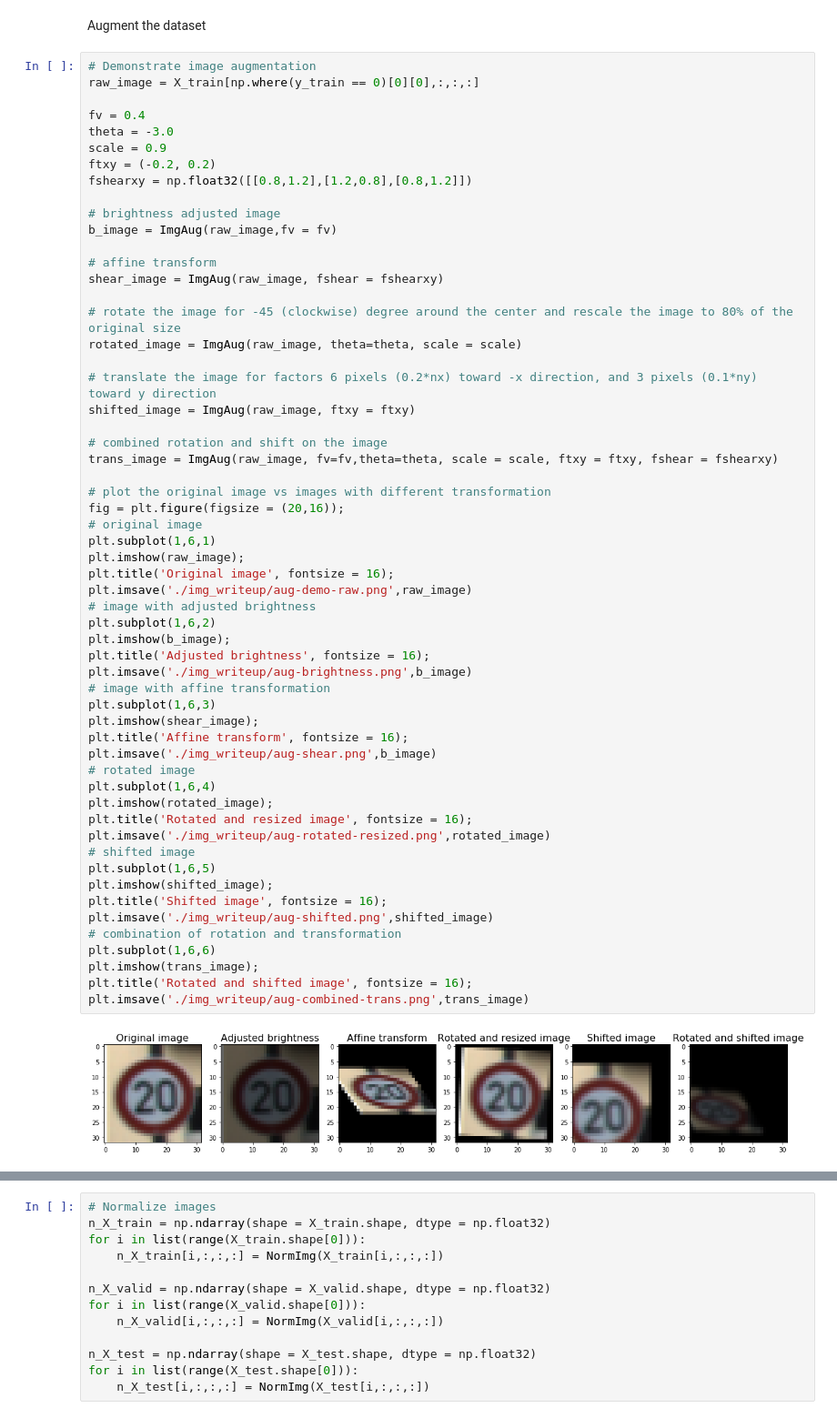
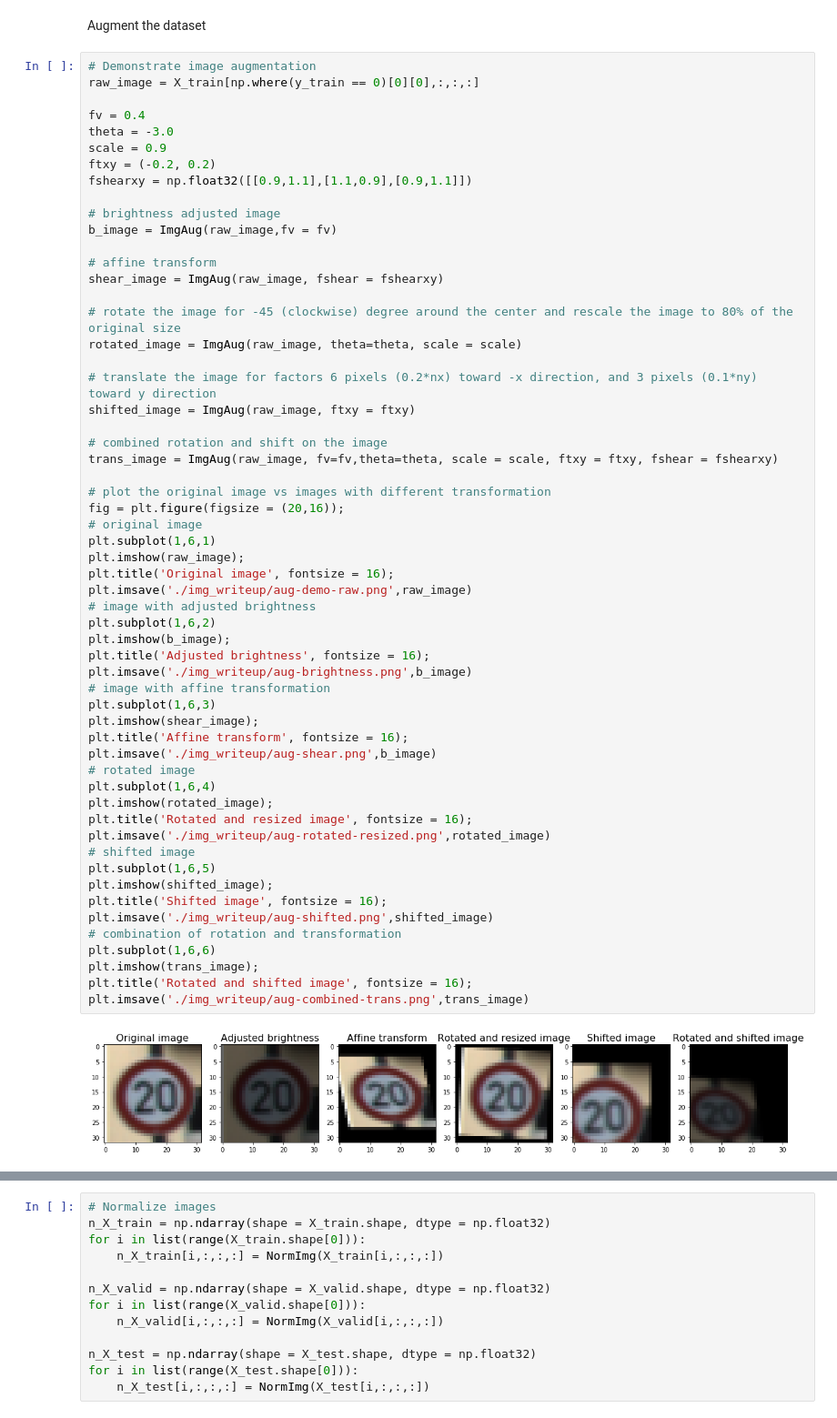
Before and after one commit to siyaoxu/Self-Driving-Cars, a Jupyter notebook: CarND-Traffic-Sign-Classifier-Project/Traffic_Sign_Classifier.ipynb, the cells around one changed output, grey strips where cells are left out. Shown: that part at 91% size. Cells and saved outputs as stored; diff of their text form.

```diff
--- a/CarND-Traffic-Sign-Classifier-Project/Traffic_Sign_Classifier.ipynb
+++ b/CarND-Traffic-Sign-Classifier-Project/Traffic_Sign_Classifier.ipynb
@@ -222,7 +234,7 @@ fv = 0.4
 theta = -3.0
 scale = 0.9
 ftxy = (-0.2, 0.2)
-fshearxy = np.float32([[0.8,1.2],[1.2,0.8],[0.8,1.2]])
+fshearxy = np.float32([[0.9,1.1],[1.1,0.9],[0.9,1.1]])
 
 # brightness adjusted image
 b_image = ImgAug(raw_image,fv = fv)
@@ -245,31 +257,31 @@ fig = plt.figure(figsize = (20,16));
 plt.subplot(1,6,1)
 plt.imshow(raw_image);
 plt.title('Original image', fontsize = 16);
 plt.imsave('./img_writeup/aug-demo-raw.png',raw_image)
 # image with adjusted brightness
 plt.subplot(1,6,2)
 plt.imshow(b_image);
 plt.title('Adjusted brightness', fontsize = 16);
 plt.imsave('./img_writeup/aug-brightness.png',b_image)
 # image with affine transformation
 plt.subplot(1,6,3)
 plt.imshow(shear_image);
 plt.title('Affine transform', fontsize = 16);
 plt.imsave('./img_writeup/aug-shear.png',b_image)
 # rotated image
 plt.subplot(1,6,4)
 plt.imshow(rotated_image);
 plt.title('Rotated and resized image', fontsize = 16);
 plt.imsave('./img_writeup/aug-rotated-resized.png',rotated_image)
 # shifted image
 plt.subplot(1,6,5)
 plt.imshow(shifted_image);
 plt.title('Shifted image', fontsize = 16);
 plt.imsave('./img_writeup/aug-shifted.png',shifted_image)
 # combination of rotation and transformation
 plt.subplot(1,6,6)
 plt.imshow(trans_image);
 plt.title('Rotated and shifted image', fontsize = 16);
 plt.imsave('./img_writeup/aug-combined-trans.png',trans_image)
 # %% [output]
-[figure, old version]
+[figure, new version]
```
Also changed, not shown: parts of 12 cells of this notebook.
